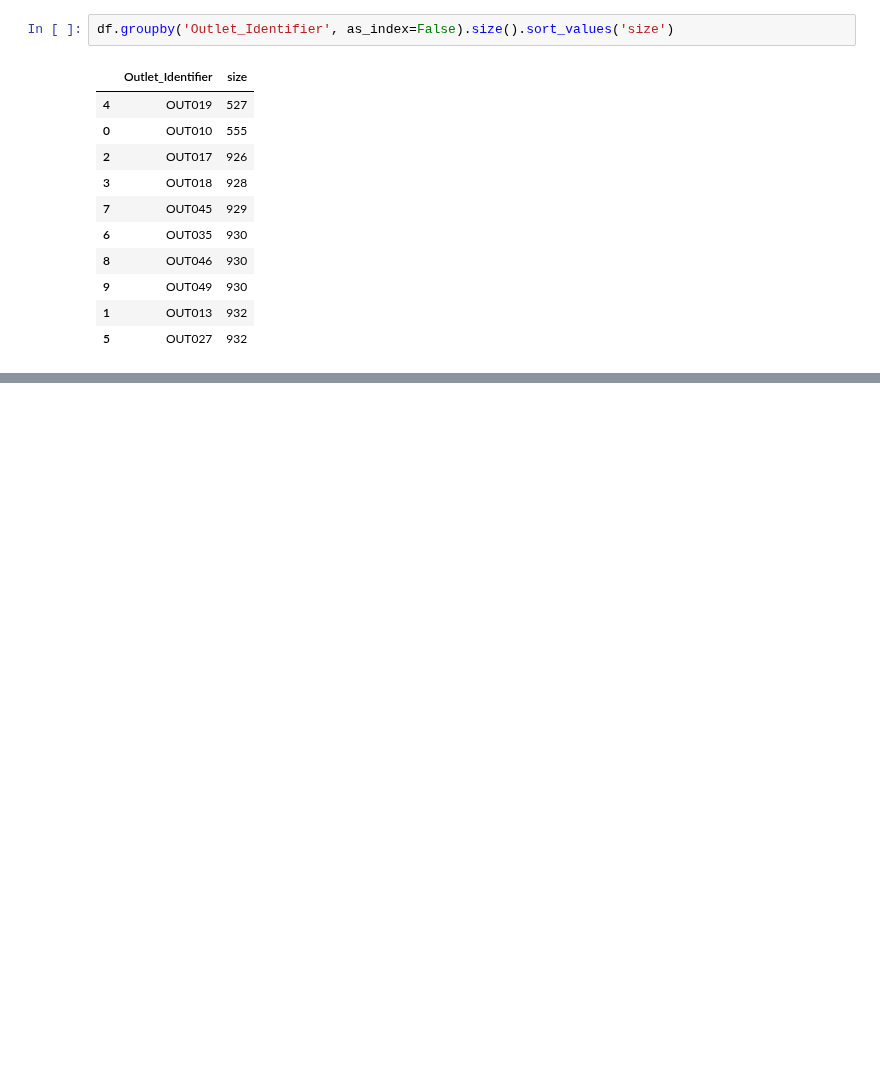
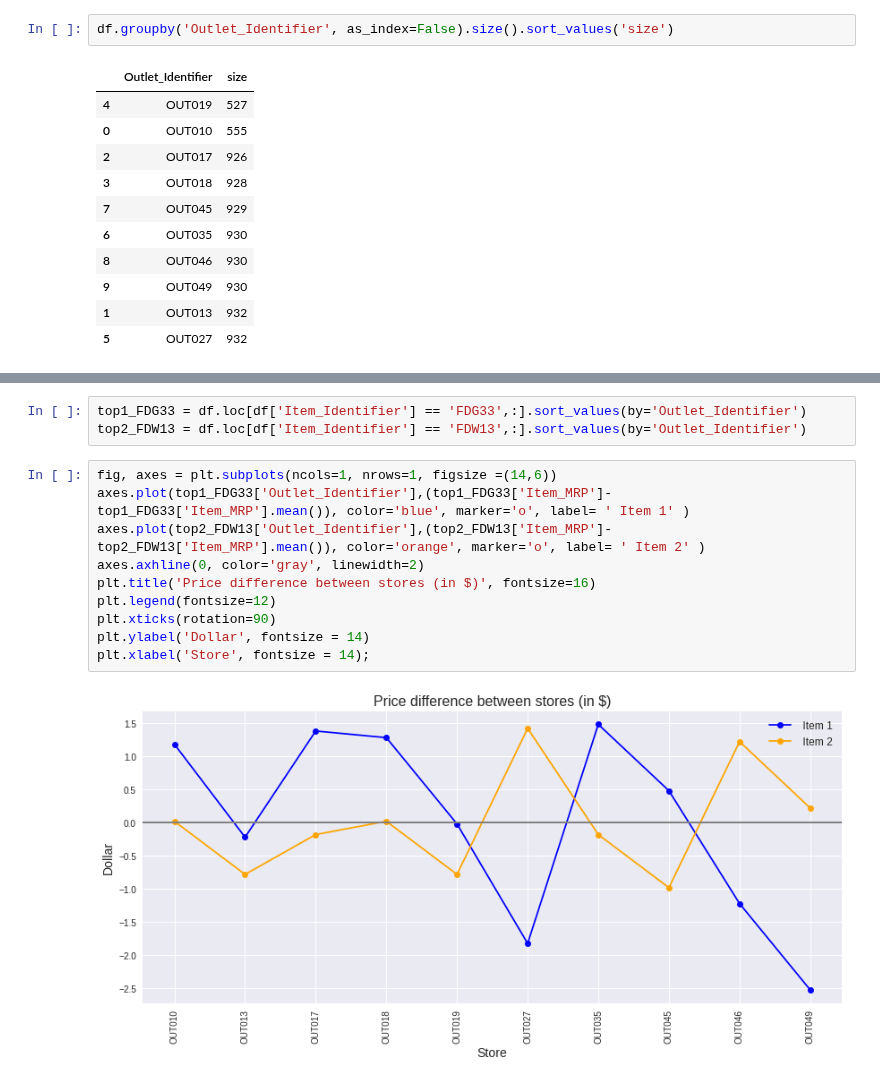
Before and after one commit to paulapipkin/sales_predictions, a Jupyter notebook: Sales_Prediciton.ipynb, the cells around one changed output, grey strips where cells are left out. Cells and saved outputs as stored; diff of their text form; blank space fills up the shorter version.

```diff
--- a/Sales_Prediciton.ipynb
+++ b/Sales_Prediciton.ipynb
@@ -502,0 +516,15 @@ df.groupby('Outlet_Identifier', as_index=False).size().sort_values('size')
+# %%
+top1_FDG33 = df.loc[df['Item_Identifier'] == 'FDG33',:].sort_values(by='Outlet_Identifier')
+top2_FDW13 = df.loc[df['Item_Identifier'] == 'FDW13',:].sort_values(by='Outlet_Identifier')
+# %%
+fig, axes = plt.subplots(ncols=1, nrows=1, figsize =(14,6))
+axes.plot(top1_FDG33['Outlet_Identifier'],(top1_FDG33['Item_MRP']- top1_FDG33['Item_MRP'].mean()), color='blue', marker='o', label= ' Item 1' )
+axes.plot(top2_FDW13['Outlet_Identifier'],(top2_FDW13['Item_MRP']- top2_FDW13['Item_MRP'].mean()), color='orange', marker='o', label= ' Item 2' )
+axes.axhline(0, color='gray', linewidth=2)
+plt.title('Price difference between stores (in $)', fontsize=16)
+plt.legend(fontsize=12)
+plt.xticks(rotation=90)
+plt.ylabel('Dollar', fontsize = 14)
+plt.xlabel('Store', fontsize = 14);
+# %% [output]
+[figure, added]
```
Also changed, not shown: parts of 12 cells of this notebook.
